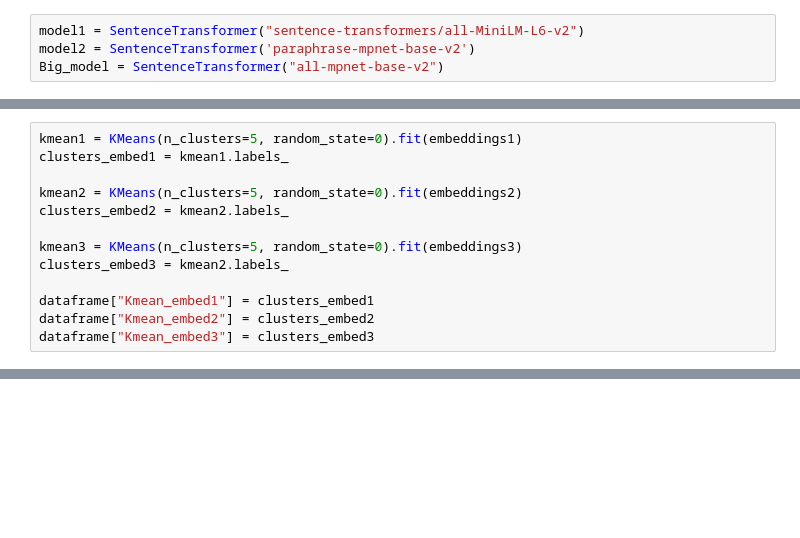
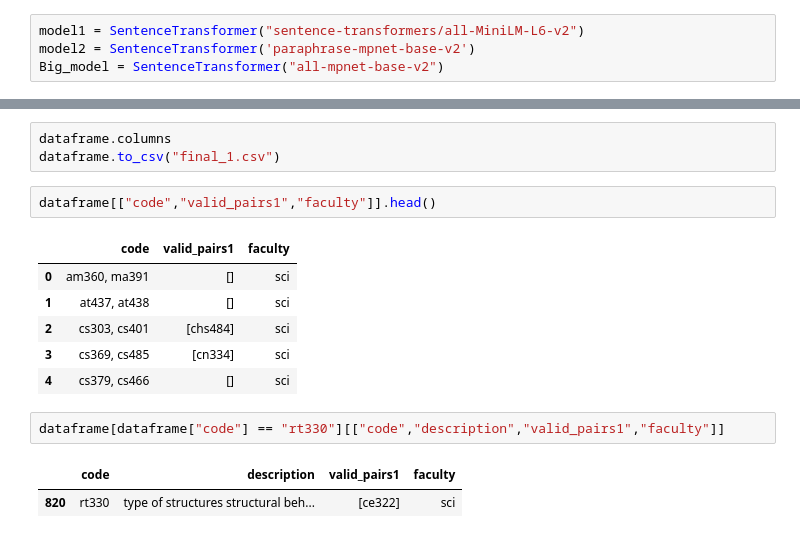
Before and after one commit to chokoon123/314, a Jupyter notebook: embed.ipynb, the cells around one changed output, grey strips where cells are left out. Cells and saved outputs as stored; diff of their text form; blank space fills up the shorter version.

```diff
--- a/embed.ipynb
+++ b/embed.ipynb
@@ -205,13 +77,0 @@ plt.show()
-# %%
-kmean1 = KMeans(n_clusters=5, random_state=0).fit(embeddings1)
-clusters_embed1 = kmean1.labels_
-
-kmean2 = KMeans(n_clusters=5, random_state=0).fit(embeddings2)
-clusters_embed2 = kmean2.labels_
-
-kmean3 = KMeans(n_clusters=5, random_state=0).fit(embeddings3)
-clusters_embed3 = kmean2.labels_
-
-dataframe["Kmean_embed1"] = clusters_embed1
-dataframe["Kmean_embed2"] = clusters_embed2
-dataframe["Kmean_embed3"] = clusters_embed3
@@ -304,0 +282,17 @@ TF-IDF
+# %%
+dataframe.columns
+dataframe.to_csv("final_1.csv")
+# %%
+dataframe[["code","valid_pairs1","faculty"]].head()
+# %% [output]
+|  | code | valid_pairs1 | faculty |
+| 0 | am360, ma391 | [] | sci |
+| 1 | at437, at438 | [] | sci |
+| 2 | cs303, cs401 | [chs484] | sci |
+| 3 | cs369, cs485 | [cn334] | sci |
+| 4 | cs379, cs466 | [] | sci |
+# %%
+dataframe[dataframe["code"] == "rt330"][["code","description","valid_pairs1","faculty"]]
+# %% [output]
+|  | code | description | valid_pairs1 | faculty |
+| 820 | rt330 | type of structures structural beh... | [ce322] | sci |
```
Also changed, not shown: parts of 34 cells of this notebook, 8 other files.
